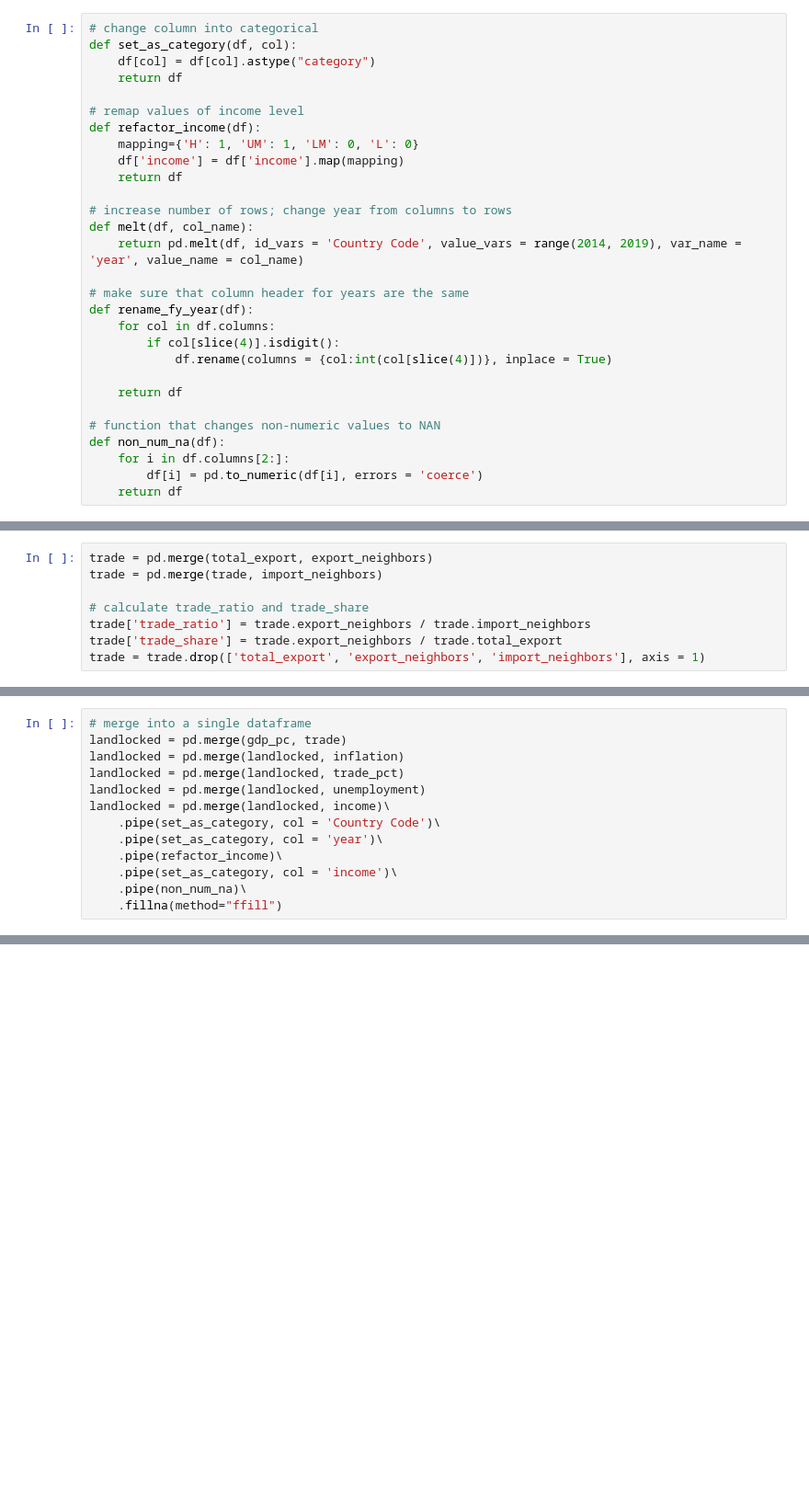
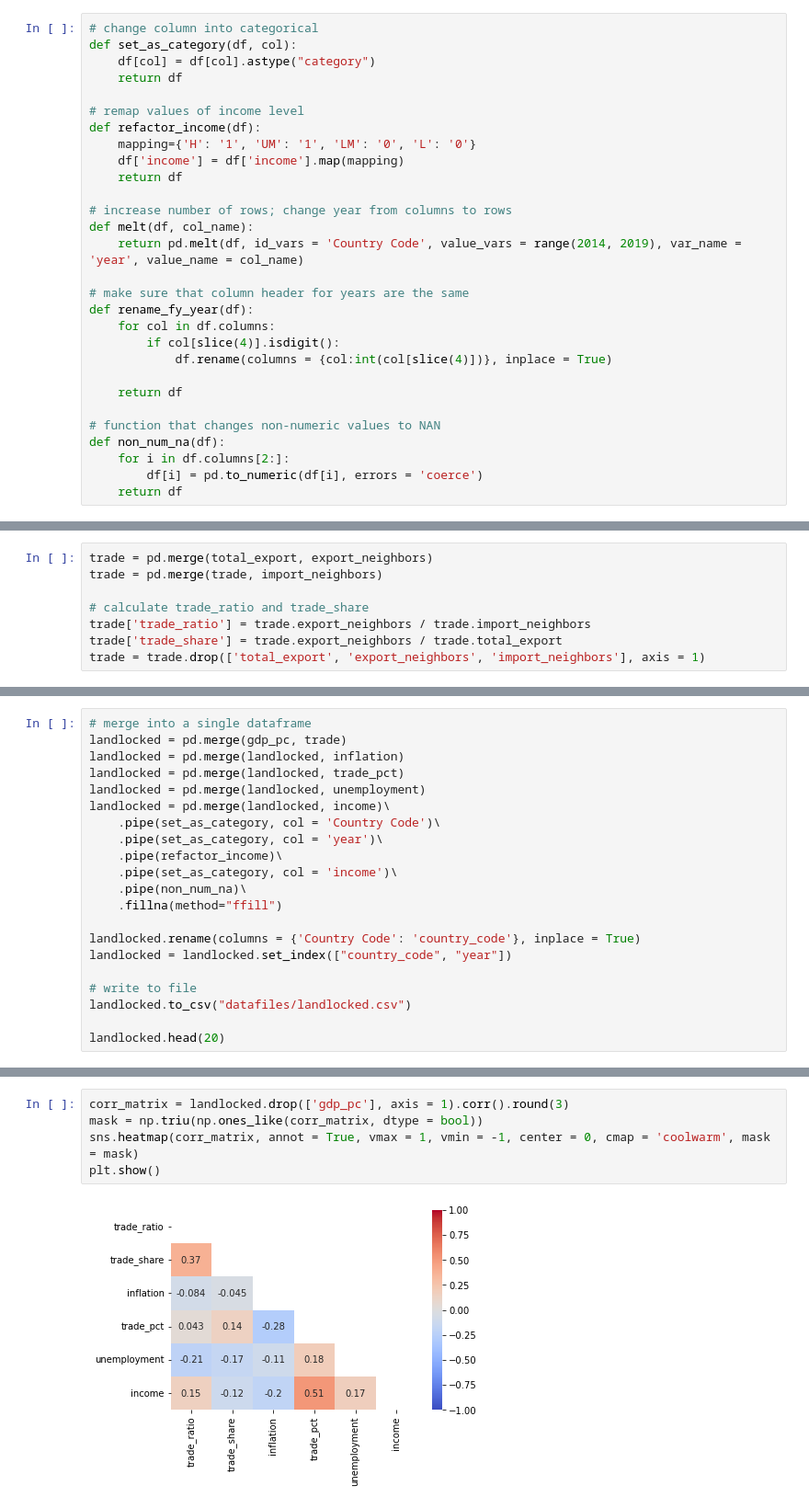
Before and after one commit to Dirghayu-Shah/landlocked-neighborhood-effect, a Jupyter notebook: landlocked_neighborhood_effect.ipynb, the cells around one changed output, grey strips where cells are left out. Shown at 92% size. Saved outputs shown, nothing was run; the diff lists cells and outputs as text; blank space fills up the shorter version.

```diff
--- a/landlocked_neighborhood_effect.ipynb
+++ b/landlocked_neighborhood_effect.ipynb
@@ -16,7 +20,7 @@ def set_as_category(df, col):
 
 # remap values of income level
 def refactor_income(df):
-    mapping={'H': 1, 'UM': 1, 'LM': 0, 'L': 0}
+    mapping={'H': '1', 'UM': '1', 'LM': '0', 'L': '0'}
     df['income'] = df['income'].map(mapping)
     return df
 
@@ -83,3 +101,11 @@ landlocked = pd.merge(landlocked, income)\
     .pipe(set_as_category, col = 'income')\
     .pipe(non_num_na)\
     .fillna(method="ffill")
+
+landlocked.rename(columns = {'Country Code': 'country_code'}, inplace = True)
+landlocked = landlocked.set_index(["country_code", "year"])
+
+# write to file
+landlocked.to_csv("datafiles/landlocked.csv")
+
+landlocked.head(20)
@@ -88,0 +164,7 @@ landlocked.to_csv("datafiles/landlocked.csv")
+# %%
+corr_matrix = landlocked.drop(['gdp_pc'], axis = 1).corr().round(3)
+mask = np.triu(np.ones_like(corr_matrix, dtype = bool))
+sns.heatmap(corr_matrix, annot = True, vmax = 1, vmin = -1, center = 0, cmap = 'coolwarm', mask = mask)
+plt.show()
+# %% [output]
+[figure, added]
```
Also changed, not shown: parts of 15 cells of this notebook, 1 other file.
